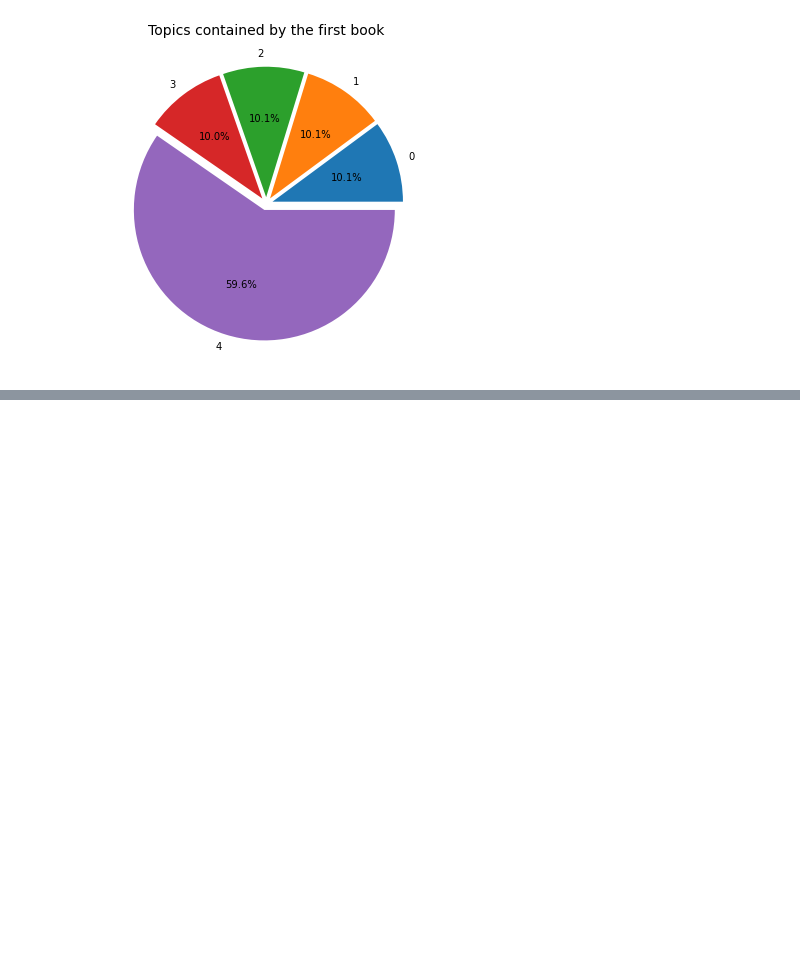
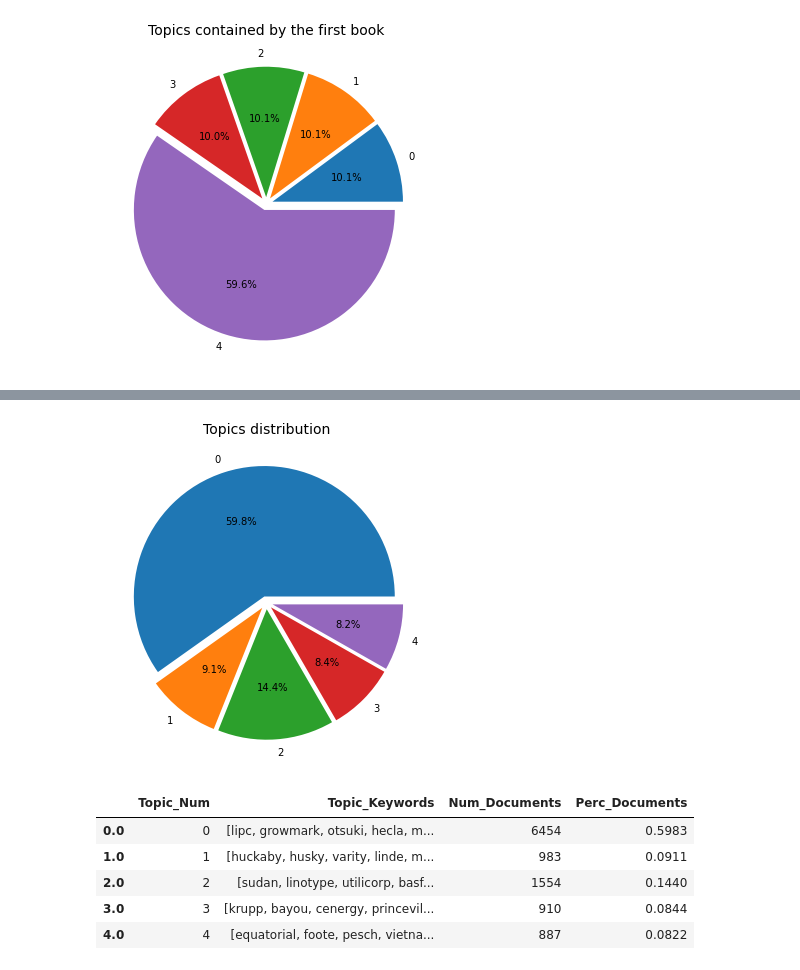
Before and after one commit to alexjercan/dm-lda, a Jupyter notebook: 10_TopicModeling.ipynb, the cells around one changed output, grey strips where cells are left out. Saved outputs shown, nothing was run; the diff lists cells and outputs as text; code cells hidden in the pictures; blank space fills up the shorter version.

```diff
--- a/10_TopicModeling.ipynb
+++ b/10_TopicModeling.ipynb
@@ -526,0 +803,32 @@ optimal_model.save(optimal_model_outpath)
+# %%
+# Topic distribution across documents
+
+# Number of Documents for Each Topic
+topic_counts = dominant_topic_df['Dominant_Topic'].value_counts()
+
+# Percentage of Documents for Each Topic
+topic_contribution = round(topic_counts/topic_counts.sum(), 4)
+
+# Concatenate Column wise
+topics_distribution_df = pd.concat([pd.DataFrame(range(num_topics)), topic_keywords_df, topic_counts, topic_contribution], axis=1)
+
+# Change Column names
+topics_distribution_df.columns = ['Topic_Num', 'Topic_Keywords', 'Num_Documents', 'Perc_Documents']
+topics_distribution_df = topics_distribution_df.fillna(0)
+
+# Show
+pie, ax = plt.subplots(figsize=[10,6])
+data = {k: v for k, v in zip(topics_distribution_df['Topic_Num'], topics_distribution_df['Perc_Documents']) if v > 0}
+plt.pie(x=data.values(), autopct="%.1f%%", explode=[0.05]*len(data.keys()), labels=data.keys(), normalize=True)
+plt.title("Topics distribution", fontsize=14)
+plt.show()
+
+topics_distribution_df
+# %% [output]
+[figure, added]
+|  | Topic_Num | Topic_Keywords | Num_Documents | Perc_Documents |
+| 0.0 | 0 | [lipc, growmark, otsuki, hecla, m... | 6454 | 0.5983 |
+| 1.0 | 1 | [huckaby, husky, varity, linde, m... | 983 | 0.0911 |
+| 2.0 | 2 | [sudan, linotype, utilicorp, basf... | 1554 | 0.1440 |
+| 3.0 | 3 | [krupp, bayou, cenergy, princevil... | 910 | 0.0844 |
+| 4.0 | 4 | [equatorial, foote, pesch, vietna... | 887 | 0.0822 |
```
Also changed, not shown: parts of 19 cells of this notebook.
